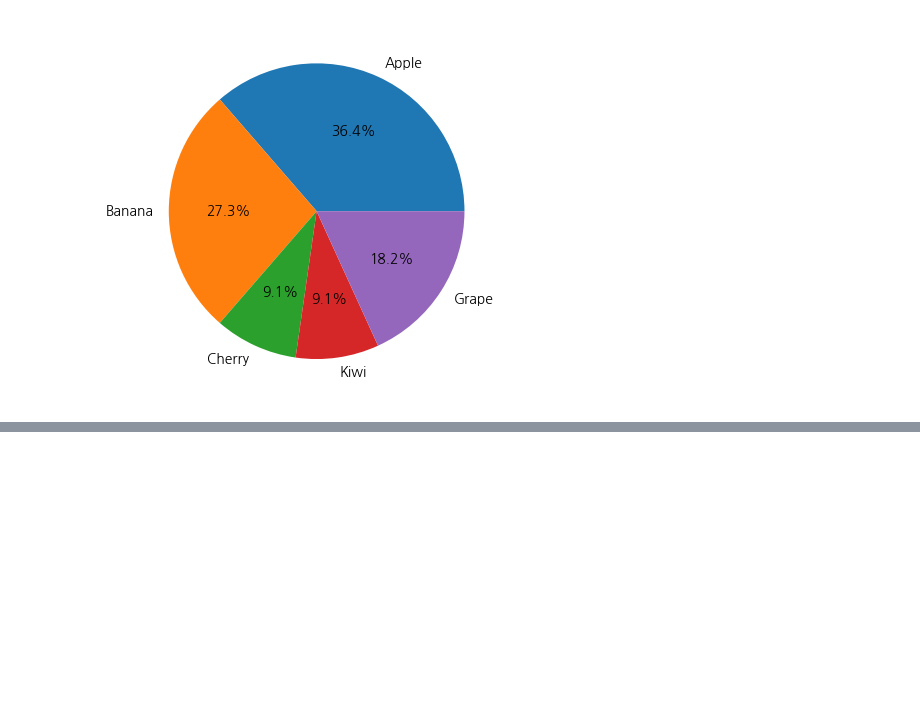
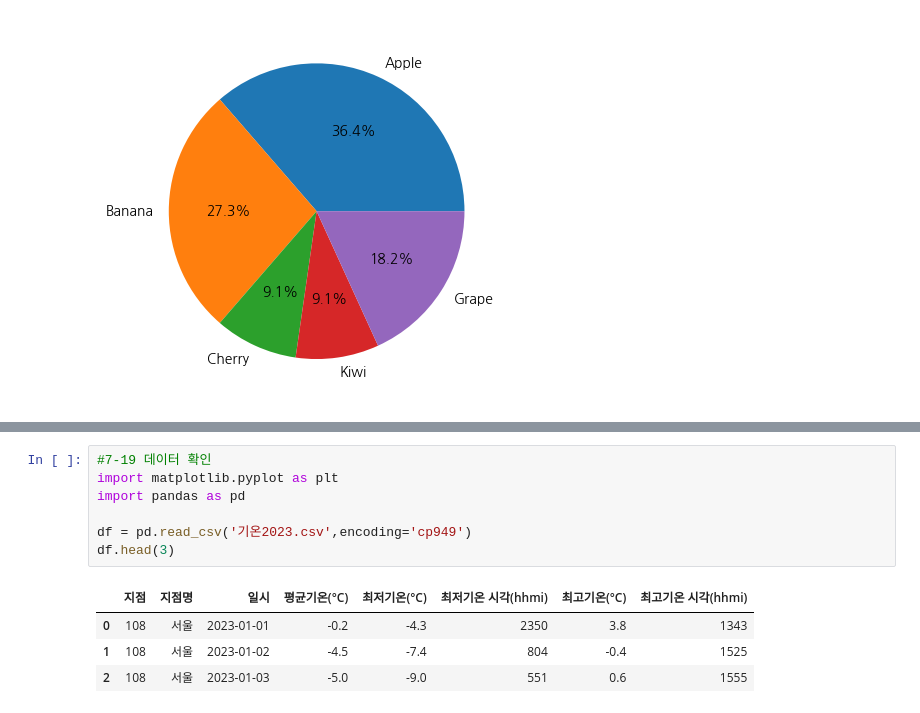
Before and after one commit to hj-1006/hj_pyton_study, a Jupyter notebook: 07_데이터_시각화.ipynb, the cells around one changed output, grey strips where cells are left out. Cells and saved outputs as stored; diff of their text form; blank space fills up the shorter version.

```diff
--- a/07_데이터_시각화.ipynb
+++ b/07_데이터_시각화.ipynb
@@ -175,0 +223,12 @@ plt.show()
+# %%
+#7-19 데이터 확인
+import matplotlib.pyplot as plt
+import pandas as pd
+
+df = pd.read_csv('기온2023.csv',encoding='cp949')
+df.head(3)
+# %% [output]
+|  | 지점 | 지점명 | 일시 | 평균기온(°C) | 최저기온(°C) | 최저기온 시각(hhmi) | 최고기온(°C) | 최고기온 시각(hhmi) |
+| 0 | 108 | 서울 | 2023-01-01 | -0.2 | -4.3 | 2350 | 3.8 | 1343 |
+| 1 | 108 | 서울 | 2023-01-02 | -4.5 | -7.4 | 804 | -0.4 | 1525 |
+| 2 | 108 | 서울 | 2023-01-03 | -5.0 | -9.0 | 551 | 0.6 | 1555 |
```
Also changed, not shown: parts of 6 cells of this notebook.
